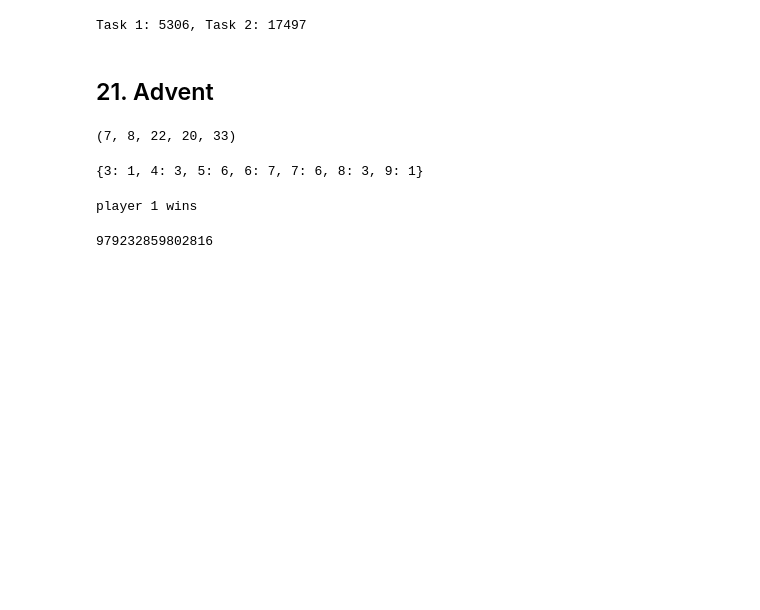
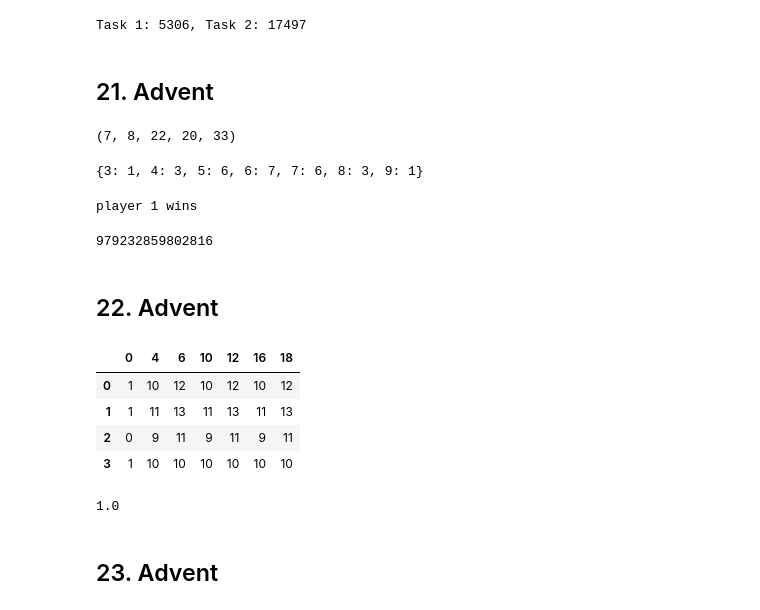
Before and after one commit to charelF/AOC2021, a Jupyter notebook: aoc.ipynb, the cells around one changed output. Drawn from its saved outputs; the diff is of its cells as text; code cells hidden in the pictures; blank space fills up the shorter version.

```diff
--- a/aoc.ipynb
+++ b/aoc.ipynb
@@ -942,3 +942,26 @@ U[:, -1, :, :-1].sum()
 # %% [output]
 player 1 wins
 979232859802816
+# %% [markdown]
+## 22. Advent
+# %%
+df = pd.read_csv("inputs/22t", sep=",| |(x|y|z)=|\.\.", header=None).iloc[:, [0,4,6,10,12,16,18]].replace({"on":1, "off":0}).astype(int)
+m = df.min().min()
+M = df.max().max()
+R = np.zeros(shape=())
+
+cubedict = {}
+# %% [output]
+|  | 0 | 4 | 6 | 10 | 12 | 16 | 18 |
+| 0 | 1 | 10 | 12 | 10 | 12 | 10 | 12 |
+| 1 | 1 | 11 | 13 | 11 | 13 | 11 | 13 |
+| 2 | 0 | 9 | 11 | 9 | 11 | 9 | 11 |
+| 3 | 1 | 10 | 10 | 10 | 10 | 10 | 10 |
+# %%
+x = np.zeros(shape=(100, 100, 100))
+
+x[1, 1, 12] = 1
+
+np.sum(x)
+# %% [output]
+1.0
@@ -944,0 +974,2 @@ player 1 wins
+# %% [markdown]
+## 23. Advent
```
Also changed, not shown: parts of 7 cells of this notebook, 2 other files.
